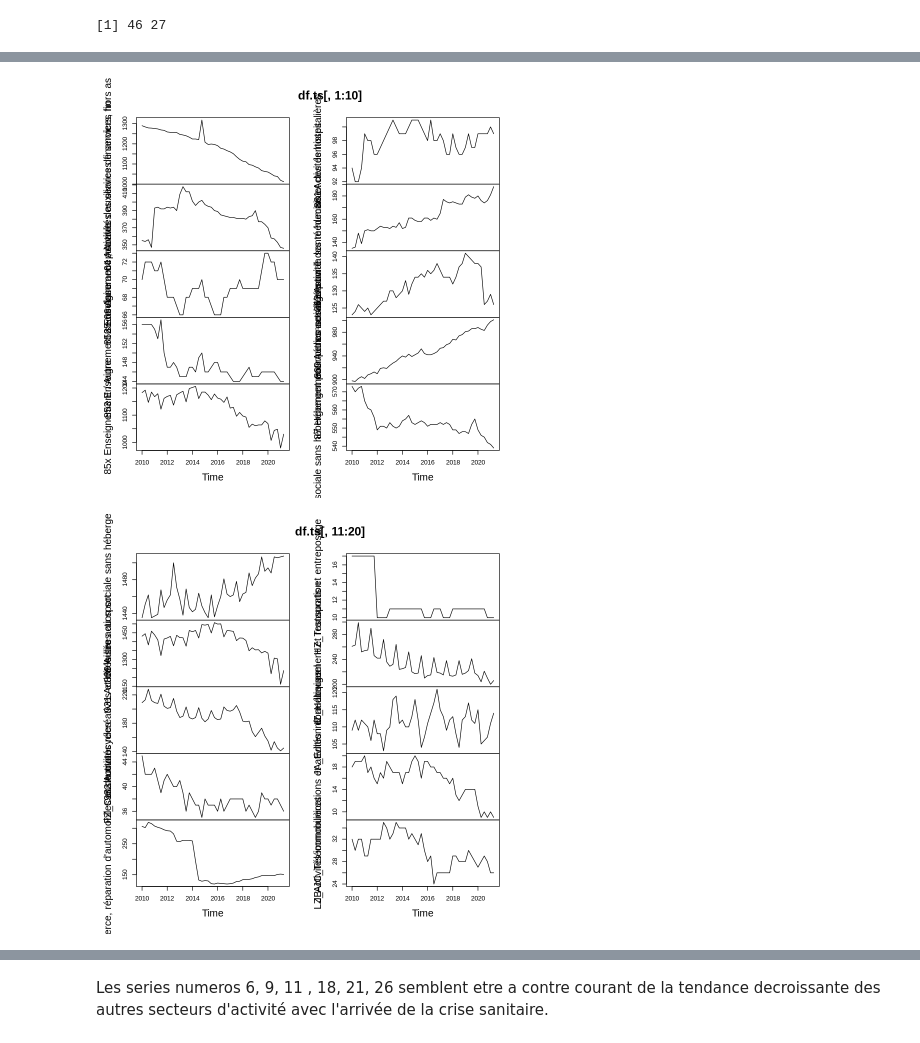
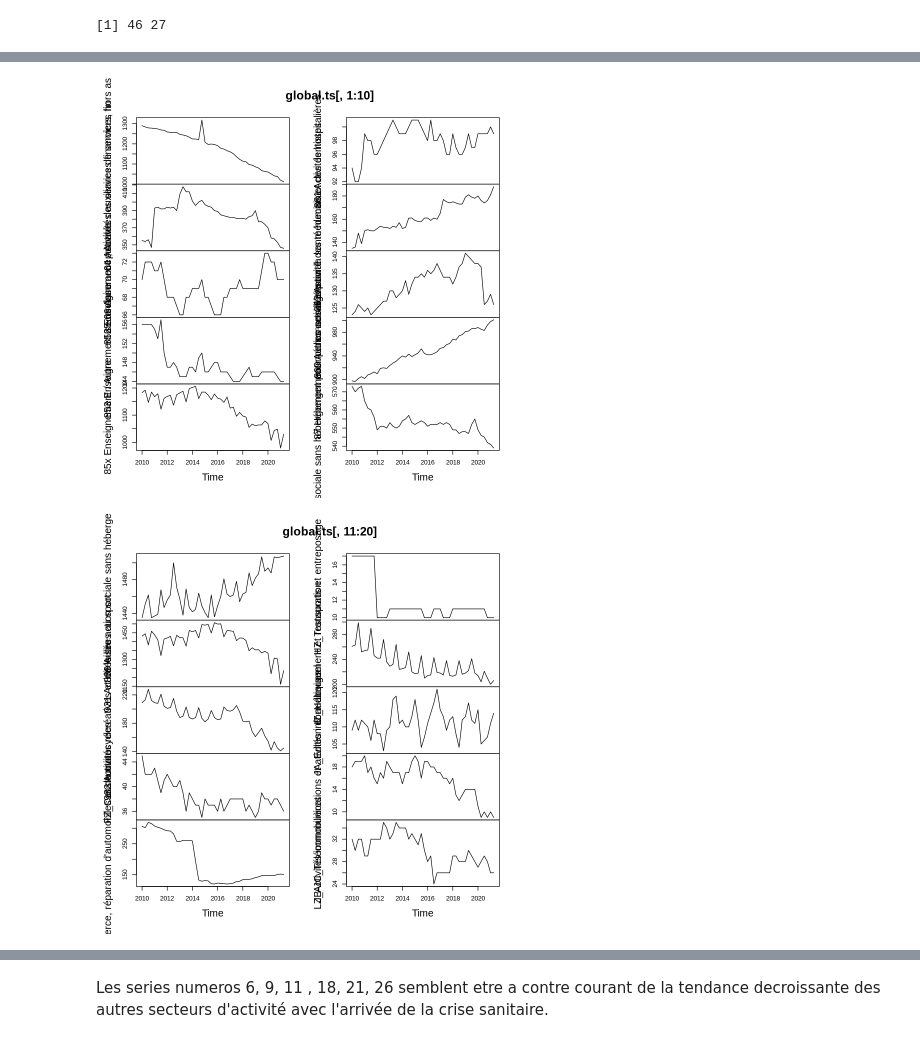
Before and after one commit to Jay-boo/TimeSeries_ACOSS, a Jupyter notebook: main.ipynb, the cells around one changed output, grey strips where cells are left out. Cells and saved outputs as stored; diff of their text form; code cells hidden in the pictures.

```diff
--- a/main.ipynb
+++ b/main.ipynb
@@ -280,0 +333,6 @@ df.ts <- ts(tmp,start=c(2010,1),frequency=4)
+# %%
+df.ts <- ts(tmp[df.indexes,],start=c(2010,1),frequency=4)# S'arrete à 2019 Q4
+train.ts <-ts(tmp[train.indexes,],start=c(2010,1),frequency = 4)# S'arrete à 2017 Q4
+test.ts <-ts(tmp[test.indexes,],start = c(2018,1),frequency = 4)# Commence a 2018 Q1 --> 2019 Q4
+global.ts <- ts(tmp,start=c(2010,1),frequency=4)# Commence a 2010 Q1 --> 2021 Q2
+covid.ts <- ts(tmp[(df.indexes[length(df.indexes)]+1):nrow(tmp),],start=c(2020,1),frequency = 4)# Commence a 2020 Q1 --> 2021 Q2
@@ -318,9 +376,9 @@ plot.ts(df.ts[,4],plot.type = "single")
 # %%
-plot.ts(df.ts[,1:10])
+plot.ts(global.ts[,1:10])
 # %% [output]
-[figure, old version]
+[figure, new version]
 # %%
-plot.ts(df.ts[,11:20])
+plot.ts(global.ts[,11:20])
 # %% [output]
-[figure, old version]
+[figure, new version]
 # %%
```
Also changed, not shown: parts of 17 cells of this notebook.
